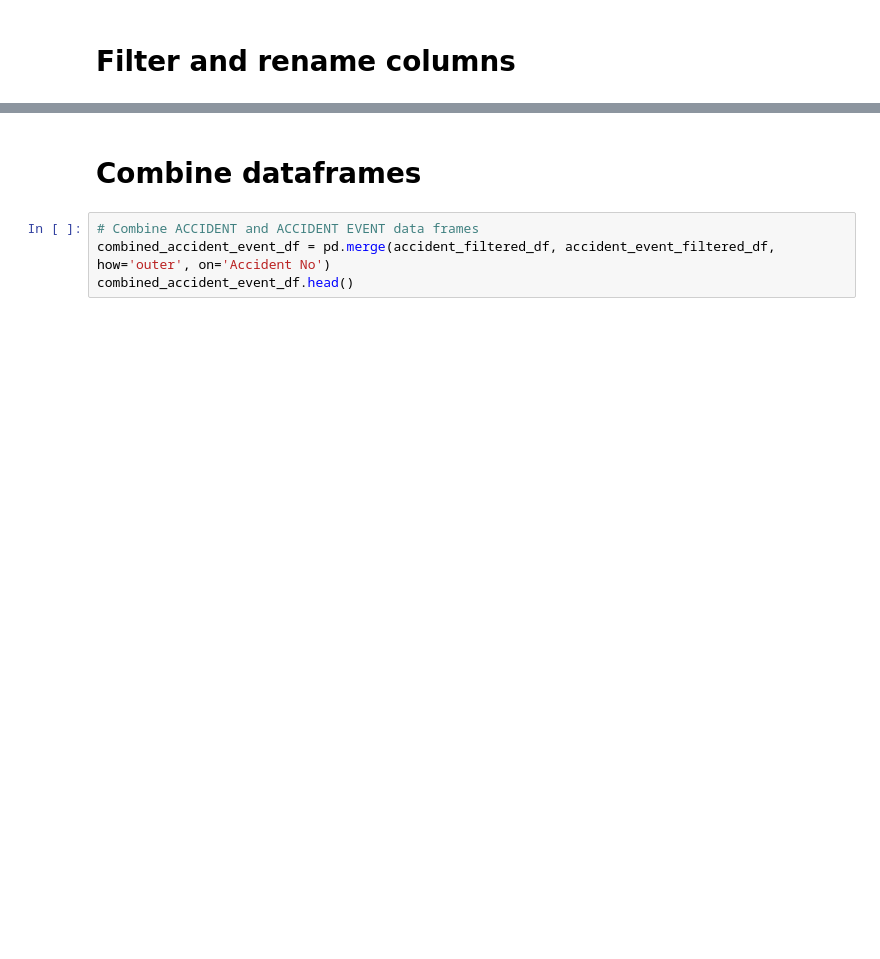
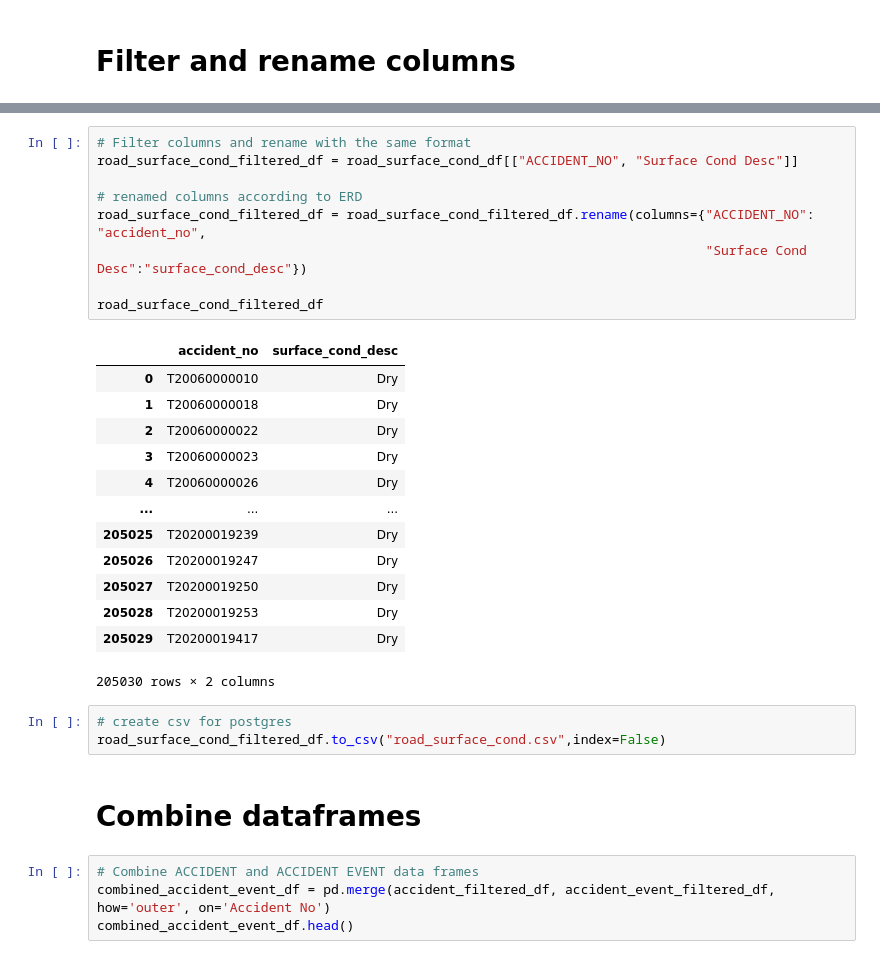
Before and after one commit to Stu-Vic/ETL-Project, a Jupyter notebook: ETL.ipynb, the cells around one changed output, grey strips where cells are left out. Saved outputs shown, nothing was run; the diff lists cells and outputs as text; blank space fills up the shorter version.

```diff
--- a/ETL.ipynb
+++ b/ETL.ipynb
@@ -141,3 +184,29 @@ accident_location_filtered_df.to_csv("accident_location.csv",index=False)
+# %%
+# Filter columns and rename with the same format
+road_surface_cond_filtered_df = road_surface_cond_df[["ACCIDENT_NO", "Surface Cond Desc"]]
+
+# renamed columns according to ERD
+road_surface_cond_filtered_df = road_surface_cond_filtered_df.rename(columns={"ACCIDENT_NO": "accident_no",
+                                                                              "Surface Cond Desc":"surface_cond_desc"})
+
+road_surface_cond_filtered_df
+# %% [output]
+|  | accident_no | surface_cond_desc |
+| 0 | T20060000010 | Dry |
+| 1 | T20060000018 | Dry |
+| 2 | T20060000022 | Dry |
+| 3 | T20060000023 | Dry |
+| 4 | T20060000026 | Dry |
+| ... | ... | ... |
+| 205025 | T20200019239 | Dry |
+| 205026 | T20200019247 | Dry |
+| 205027 | T20200019250 | Dry |
+| 205028 | T20200019253 | Dry |
+| 205029 | T20200019417 | Dry |
+205030 rows × 2 columns
+# %%
+# create csv for postgres
+road_surface_cond_filtered_df.to_csv("road_surface_cond.csv",index=False)
 # %% [markdown]
 # Combine dataframes
 # %%
```
Also changed, not shown: parts of 11 cells of this notebook, 12 other files.
